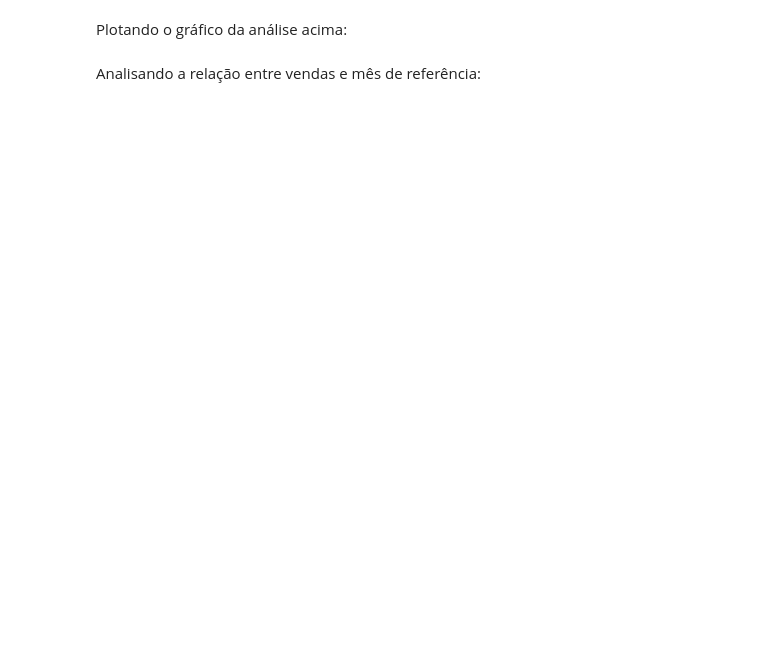
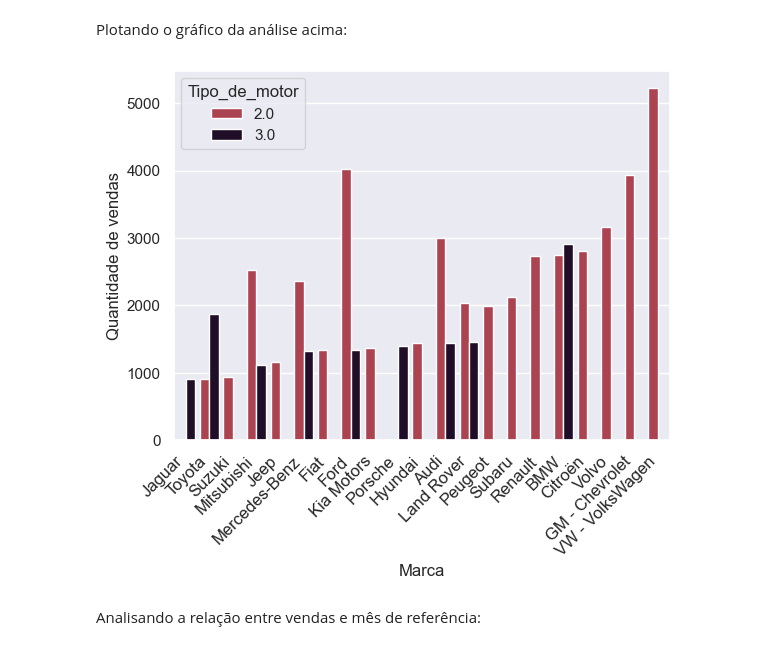
Before and after one commit to Francis3and7/Trabalho-an-lise-de-dados, a Jupyter notebook: TrabAnlysis.ipynb, the cells around one changed output. Cells and saved outputs as stored; diff of their text form; code cells hidden in the pictures; blank space fills up the shorter version.

```diff
--- a/TrabAnlysis.ipynb
+++ b/TrabAnlysis.ipynb
@@ -45,5 +73,5 @@ QuantiaPorMarca.mean()
 # %% [markdown]
 Filtrando as marcas que possuem vendas desses motores acima da média:
 # %%
-QuantiaPorMarca = QuantiaPorMarca[QuantiaPorMarca['Quantidade de vendas']>1061.720588]
+QuantiaPorMarca = QuantiaPorMarca[QuantiaPorMarca['Quantidade de vendas']>890.70]
 QuantiaPorMarca.sort_values('Quantidade de vendas')
@@ -50,11 +97,13 @@ QuantiaPorMarca.sort_values('Quantidade de vendas')
 # %% [markdown]
 Plotando o gráfico da análise acima:
 # %%
-grafico = sns.barplot(data=QuantiaPorMarca, x='Marca',y='Quantidade de vendas', hue='Tipo_de_motor',palette=['#F08A41','#BE3144','#22092C'])
+grafico = sns.barplot(data=QuantiaPorMarca, x='Marca',y='Quantidade de vendas', hue='Tipo_de_motor',palette=['#BE3144','#22092C'])
 for label in grafico.get_xticklabels():
    label.set_fontsize(12)
    label.set_rotation(45)
    label.set_horizontalalignment('right')
+# %% [output]
+[figure, added]
 # %% [markdown]
 Analisando a relação entre vendas e mês de referência:
 # %%
```
Also changed, not shown: parts of 19 cells of this notebook.
